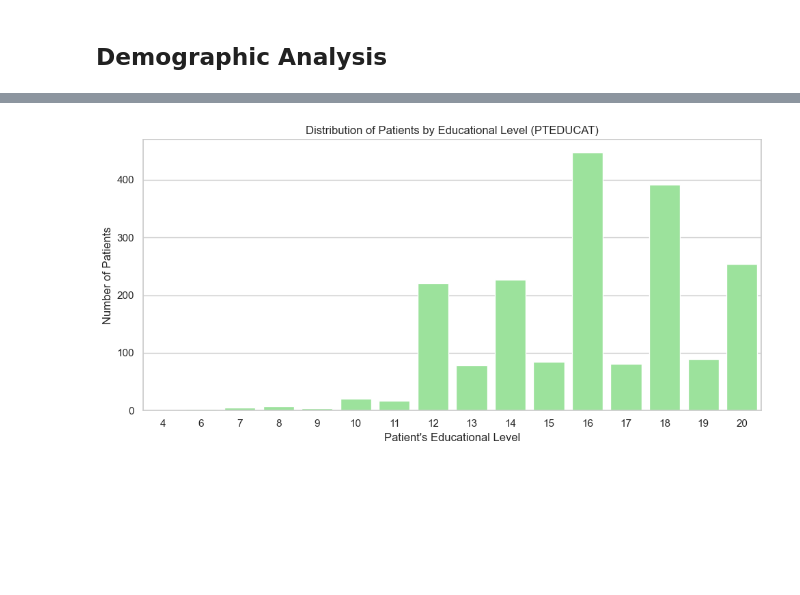
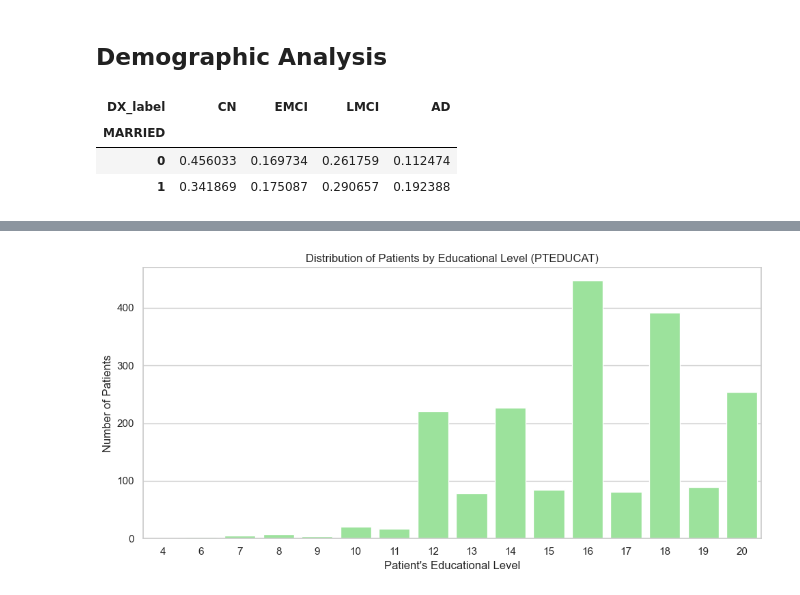
Before and after one commit to Tenshin000/CogniPredictAD, a Jupyter notebook: notebooks/03_Data_Exploration.ipynb, the cells around one changed output, grey strips where cells are left out. Saved outputs shown, nothing was run; the diff lists cells and outputs as text; code cells hidden in the pictures; blank space fills up the shorter version.

```diff
--- a/notebooks/03_Data_Exploration.ipynb
+++ b/notebooks/03_Data_Exploration.ipynb
@@ -288,3 +297,12 @@ The correlation heatmap between MRI columns (`Ventricles`, `Hippocampus`, `Entor
 *Many features are highly correlated with each other and therefore a* **feature selection** *mechanism is necessary*. Feature selection serves to reduce collinearity, avoid overfitting, and increase clinical interpretability.
 # %% [markdown]
 ## Demographic Analysis
+# %%
+ct = pd.crosstab(viz.dataset['MARRIED'], viz.dataset['DX_label'], normalize='index')
+ct = ct.reindex(columns=['CN', 'EMCI', 'LMCI', 'AD'])
+ct
+# %% [output]
+| DX_label | CN | EMCI | LMCI | AD |
+| MARRIED |  |  |  |  |
+| 0 | 0.456033 | 0.169734 | 0.261759 | 0.112474 |
+| 1 | 0.341869 | 0.175087 | 0.290657 | 0.192388 |
```
Also changed, not shown: parts of 6 cells of this notebook, 22 other files.
